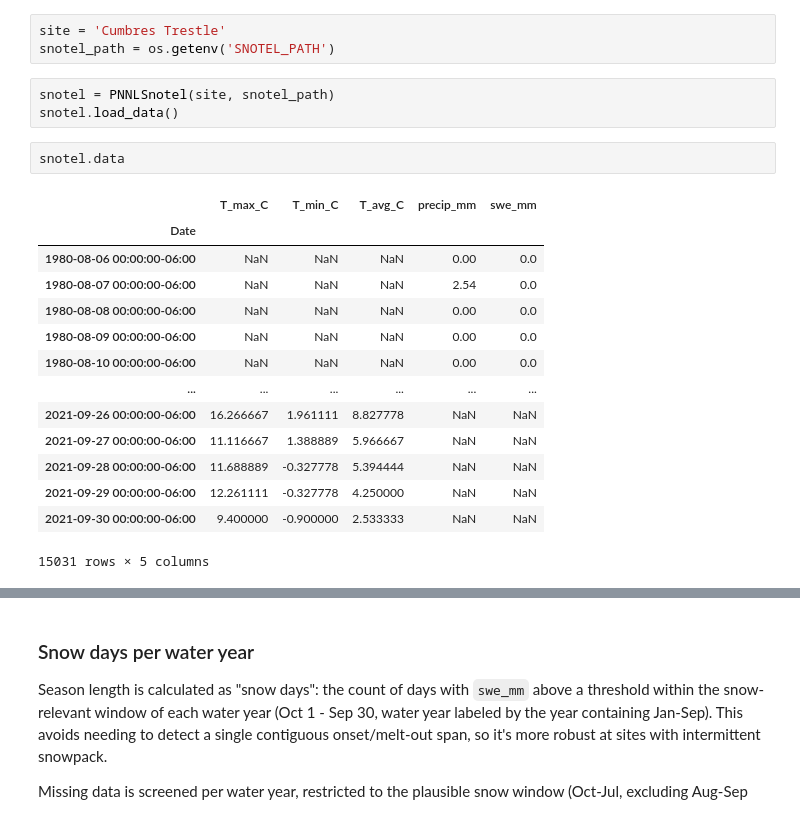
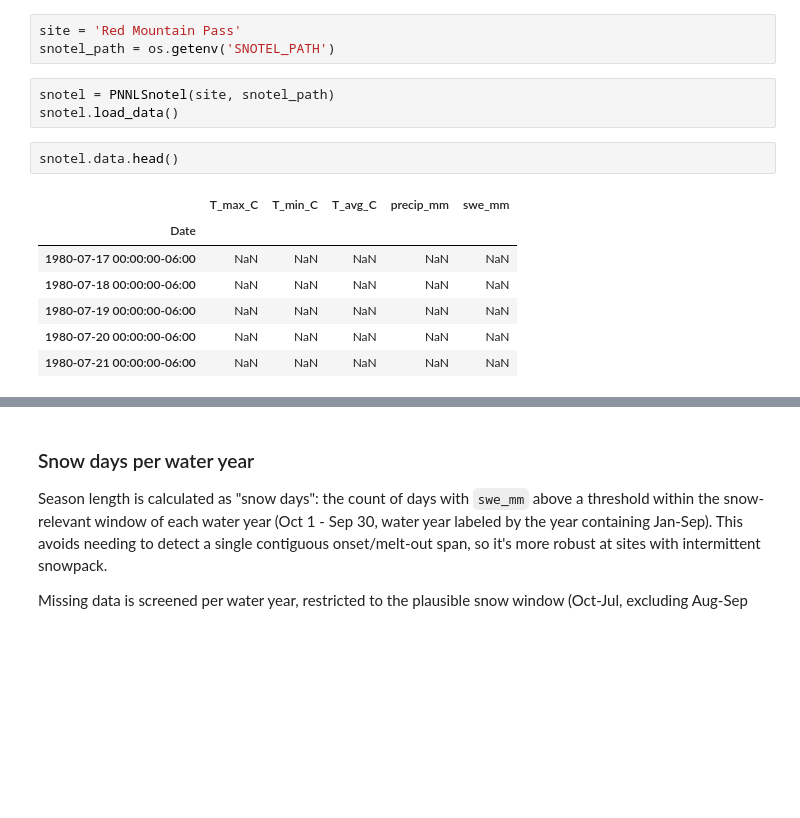
Before and after one commit to chrisrycx/lm4px_data_analysis, a Jupyter notebook: data_processing/snotel_phenology.ipynb, the cells around one changed output, grey strips where cells are left out. Saved outputs shown, nothing was run; the diff lists cells and outputs as text; blank space fills up the shorter version.

```diff
--- a/data_processing/snotel_phenology.ipynb
+++ b/data_processing/snotel_phenology.ipynb
@@ -18,28 +18,21 @@ Some recommended sites
 - Cumbres Trestle: Lots of missing years
 - Garita Peak: has 11 day gap after melt out one year
 # %%
-site = 'Cumbres Trestle'
+site = 'Red Mountain Pass'
 snotel_path = os.getenv('SNOTEL_PATH')
 # %%
 snotel = PNNLSnotel(site, snotel_path)
 snotel.load_data()
 # %%
-snotel.data
+snotel.data.head()
 # %% [output]
 |  | T_max_C | T_min_C | T_avg_C | precip_mm | swe_mm |
 | Date |  |  |  |  |  |
-| 1980-08-06 00:00:00-06:00 | NaN | NaN | NaN | 0.00 | 0.0 |
-| 1980-08-07 00:00:00-06:00 | NaN | NaN | NaN | 2.54 | 0.0 |
-| 1980-08-08 00:00:00-06:00 | NaN | NaN | NaN | 0.00 | 0.0 |
-| 1980-08-09 00:00:00-06:00 | NaN | NaN | NaN | 0.00 | 0.0 |
-| 1980-08-10 00:00:00-06:00 | NaN | NaN | NaN | 0.00 | 0.0 |
-| ... | ... | ... | ... | ... | ... |
-| 2021-09-26 00:00:00-06:00 | 16.266667 | 1.961111 | 8.827778 | NaN | NaN |
-| 2021-09-27 00:00:00-06:00 | 11.116667 | 1.388889 | 5.966667 | NaN | NaN |
-| 2021-09-28 00:00:00-06:00 | 11.688889 | -0.327778 | 5.394444 | NaN | NaN |
-| 2021-09-29 00:00:00-06:00 | 12.261111 | -0.327778 | 4.250000 | NaN | NaN |
-| 2021-09-30 00:00:00-06:00 | 9.400000 | -0.900000 | 2.533333 | NaN | NaN |
+| 1980-07-17 00:00:00-06:00 | NaN | NaN | NaN | NaN | NaN |
+| 1980-07-18 00:00:00-06:00 | NaN | NaN | NaN | NaN | NaN |
+| 1980-07-19 00:00:00-06:00 | NaN | NaN | NaN | NaN | NaN |
+| 1980-07-20 00:00:00-06:00 | NaN | NaN | NaN | NaN | NaN |
+| 1980-07-21 00:00:00-06:00 | NaN | NaN | NaN | NaN | NaN |
-15031 rows × 5 columns
 # %%
 # Initial plot of swe
 plt.figure(figsize=(12, 5))
```
Also changed, not shown: parts of 8 cells of this notebook.
